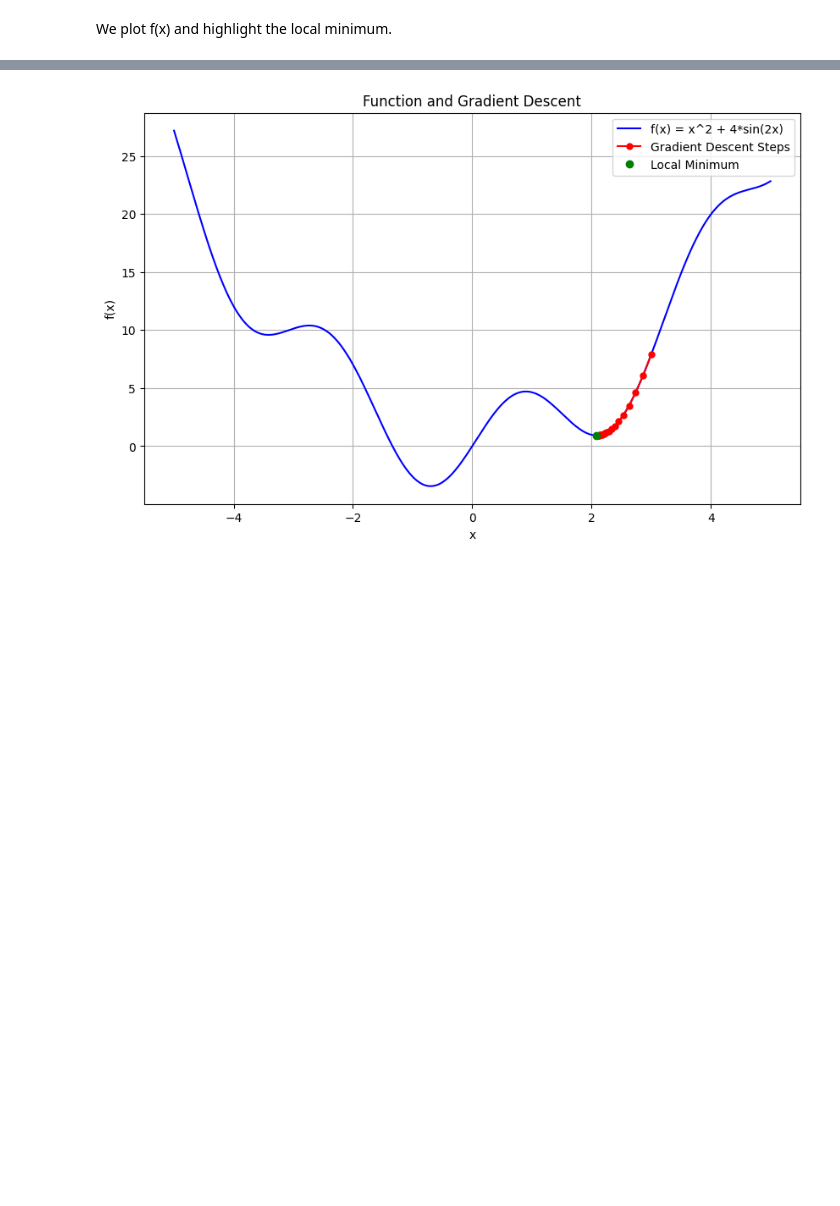
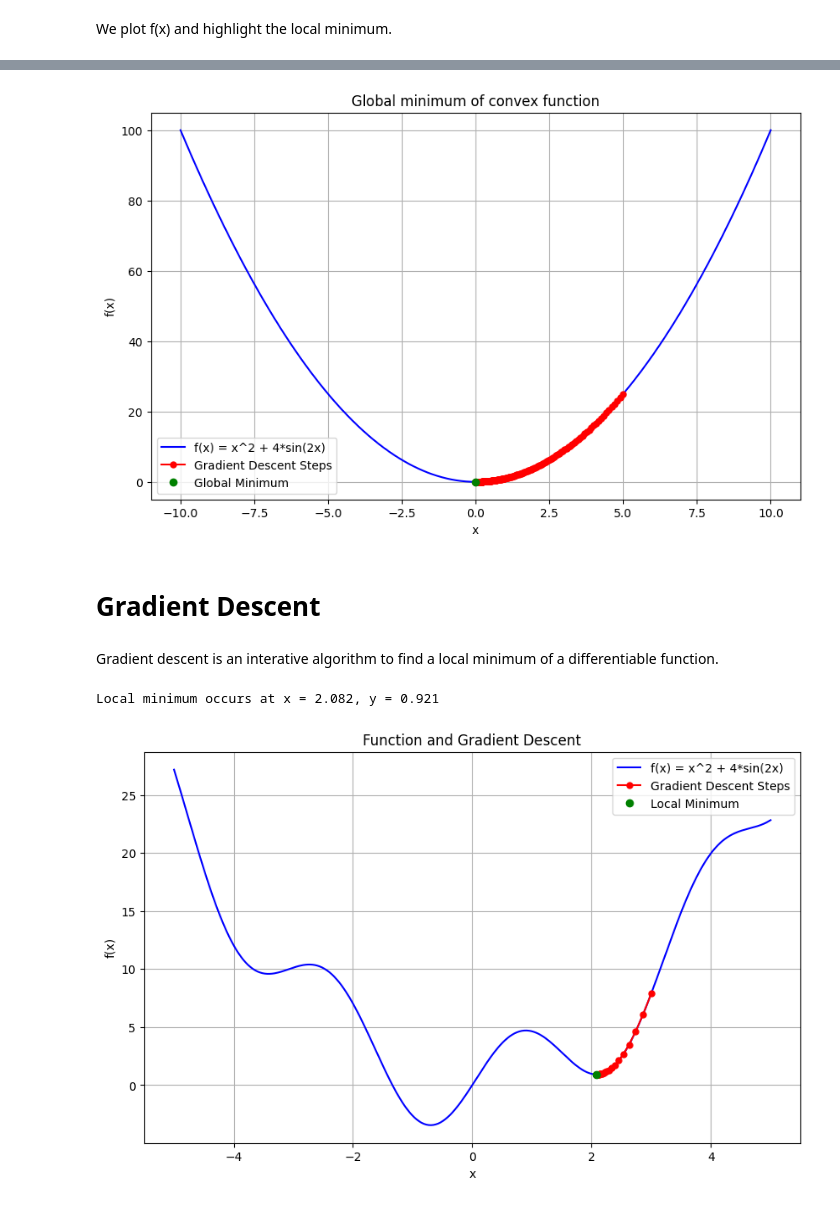
Before and after one commit to shahnawazsyed/MAT422, a Jupyter notebook: Unconstrained_Optimization.ipynb, the cells around one changed output, grey strips where cells are left out. Saved outputs shown, nothing was run; the diff lists cells and outputs as text; code cells hidden in the pictures; blank space fills up the shorter version.

```diff
--- a/Unconstrained_Optimization.ipynb
+++ b/Unconstrained_Optimization.ipynb
@@ -63,0 +115,3 @@ We plot f(x) and highlight the local minimum.
+# %%
+def f_prime(x):
+    return 2*x
@@ -63,0 +123,21 @@ We plot f(x) and highlight the local minimum.
+# %%
+x_vals = np.linspace(-10, 10, 500)
+y_vals = f(x_vals)
+plt.figure(figsize=(10, 6))
+plt.plot(x_vals, y_vals, label='f(x) = x^2 + 4*sin(2x)', color='blue')
+step_x_vals = np.array(steps)
+step_y_vals = f(step_x_vals)
+plt.plot(step_x_vals, step_y_vals, 'ro-', label='Gradient Descent Steps', markersize=5)
+plt.plot(local_min, f(local_min), 'go', label='Global Minimum')
+plt.title('Global minimum of convex function')
+plt.xlabel('x')
+plt.ylabel('f(x)')
+plt.legend()
+plt.grid(True)
+plt.show()
+# %% [output]
+[figure, added]
+# %% [markdown]
+# **Gradient Descent**
+# %% [markdown]
+Gradient descent is an interative algorithm to find a local minimum of a differentiable function.
@@ -64,3 +162,8 @@ We plot f(x) and highlight the local minimum.
+# %%
+local_min, steps = gradient_descent(derivative, 3, 0.01)
+print(f"Local minimum occurs at x = {round(local_min, 3)}, y = {round(function(local_min), 3)}")
+# %% [output]
+Local minimum occurs at x = 2.082, y = 0.921
 # %%
 x_vals = np.linspace(-5, 5, 500)
 y_vals = function(x_vals)
```
Also changed, not shown: parts of 11 cells of this notebook.
